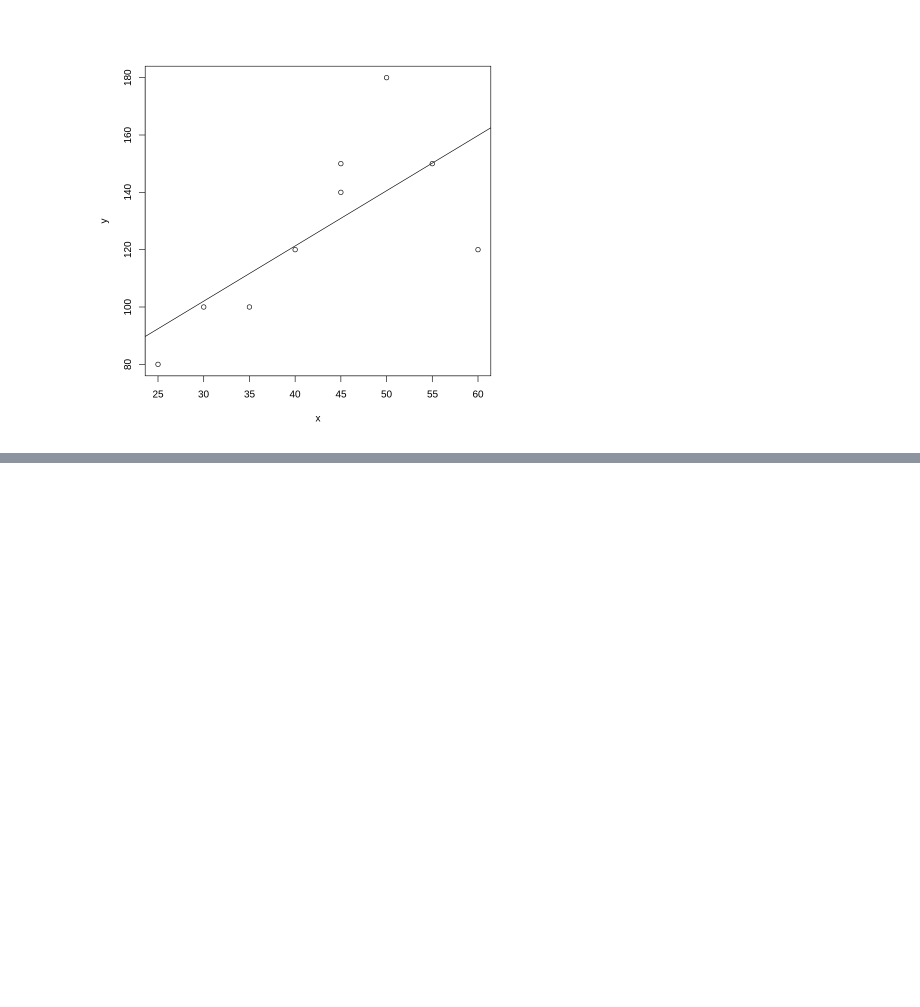
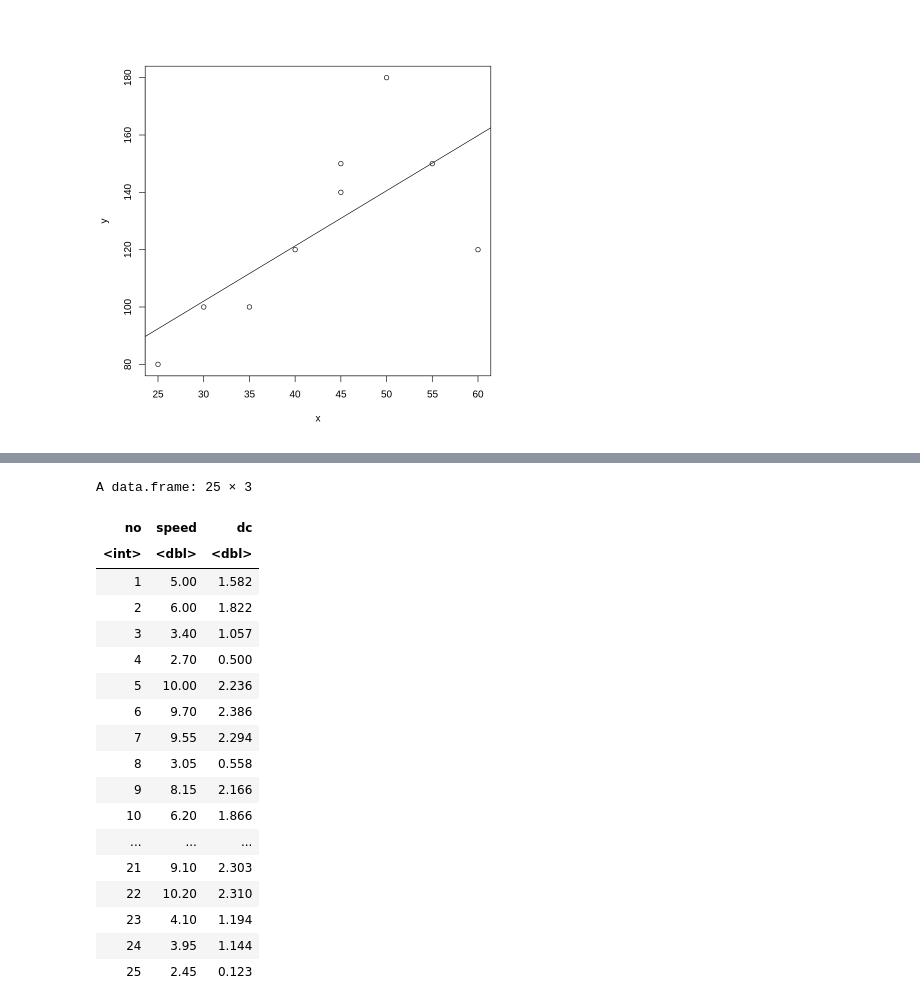
Before and after one commit to iizmyy/Analisis-dan-Visualisasi-Data, a Jupyter notebook: Modul_4.ipynb, the cells around one changed output, grey strips where cells are left out. Saved outputs shown, nothing was run; the diff lists cells and outputs as text; code cells hidden in the pictures; blank space fills up the shorter version.

```diff
--- a/Modul_4.ipynb
+++ b/Modul_4.ipynb
@@ -86,0 +164,23 @@ Coefficients:
+# %%
+data_wind_speed <- read.csv("https://raw.githubusercontent.com/iizmyy/Analisis-dan-Visualisasi-Data/main/dataset/windspeed.csv", header = TRUE)
+data_wind_speed
+# %% [output]
+A data.frame: 25 × 3
+| no | speed | dc |
+| <int> | <dbl> | <dbl> |
+| 1 | 5.00 | 1.582 |
+| 2 | 6.00 | 1.822 |
+| 3 | 3.40 | 1.057 |
+| 4 | 2.70 | 0.500 |
+| 5 | 10.00 | 2.236 |
+| 6 | 9.70 | 2.386 |
+| 7 | 9.55 | 2.294 |
+| 8 | 3.05 | 0.558 |
+| 9 | 8.15 | 2.166 |
+| 10 | 6.20 | 1.866 |
+| ... | ... | ... |
+| 21 | 9.10 | 2.303 |
+| 22 | 10.20 | 2.310 |
+| 23 | 4.10 | 1.194 |
+| 24 | 3.95 | 1.144 |
+| 25 | 2.45 | 0.123 |
```
Also changed, not shown: parts of 12 cells of this notebook.
